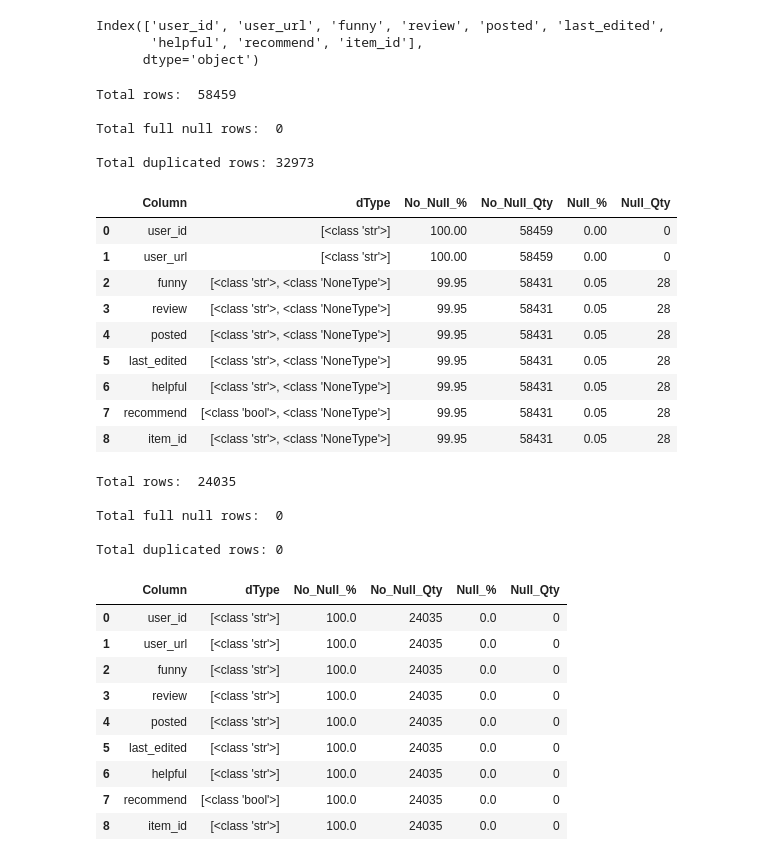
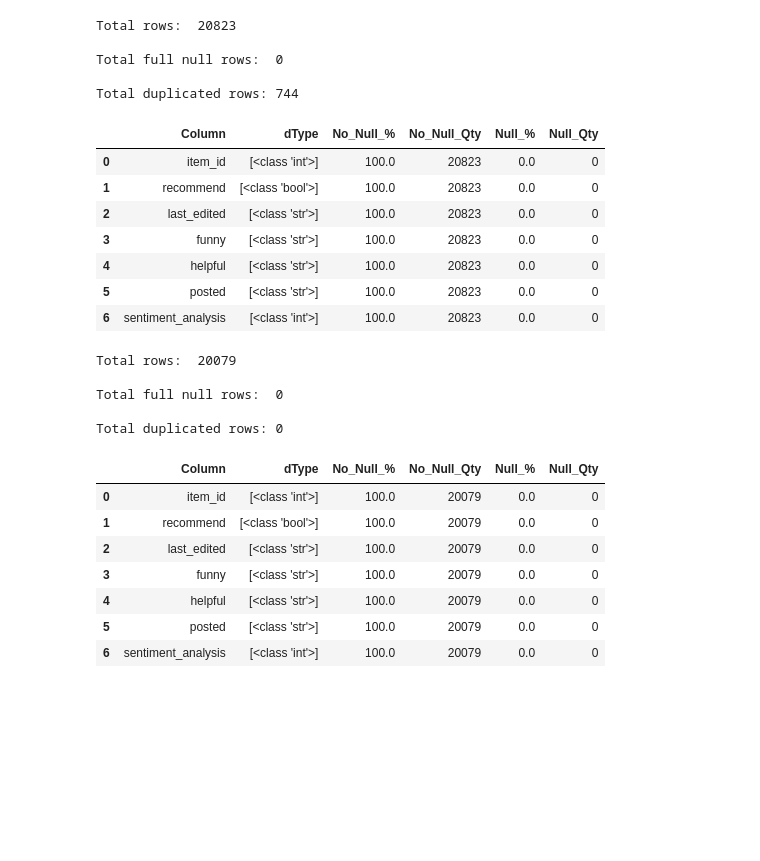
Before and after one commit to Mauro-coder555/Steam-Rec-System, a Jupyter notebook: ETL/Feature_engine.ipynb, the cells around one changed output. Saved outputs shown, nothing was run; the diff lists cells and outputs as text; code cells hidden in the pictures; blank space fills up the shorter version.

```diff
--- a/ETL/Feature_engine.ipynb
+++ b/ETL/Feature_engine.ipynb
@@ -70,0 +31,13 @@ df_expanded = df_expanded[new_columns_order]
+# %%
+# Función para realizar el análisis de sentimiento y asignar los valores según la escala
+def analyze_sentiment(text):
+    analysis = TextBlob(text)
+    if analysis.sentiment.polarity < 0:
+        return 0  # Sentimiento negativo
+    elif analysis.sentiment.polarity == 0:
+        return 1  # Sentimiento neutro
+    else:
+        return 2  # Sentimiento positivo
+
+# Aplicamos la función a la columna 'review' y creamos la nueva columna 'sentiment_analysis'
+df_reviews['sentiment_analysis'] = df_reviews['review'].apply(analyze_sentiment)
@@ -71,27 +64,19 @@ df_expanded = df_expanded[new_columns_order]
 # %%
-# Eliminar la columna original 'reviews'
-df_expanded.drop('reviews', axis=1, inplace=True)
+# Reemplazamos la columna original 'review' con la nueva 'sentiment_analysis'
+df_reviews.drop(columns=['review'], inplace=True)
-# %%
-df_expanded.columns
-# %% [output]
-Index(['user_id', 'user_url', 'funny', 'review', 'posted', 'last_edited',
-       'helpful', 'recommend', 'item_id'],
-      dtype='object')
 # %%
-ut.data_overview(df_expanded)
+ut.data_overview(df_reviews)
 # %% [output]
-Total rows:  58459
+Total rows:  20823
 
 Total full null rows:  0
 
-Total duplicated rows: 32973
+Total duplicated rows: 744
 |  | Column | dType | No_Null_% | No_Null_Qty | Null_% | Null_Qty |
-| 0 | user_id | [<class 'str'>] | 100.00 | 58459 | 0.00 | 0 |
-| 1 | user_url | [<class 'str'>] | 100.00 | 58459 | 0.00 | 0 |
-| 2 | funny | [<class 'str'>, <class 'NoneType'>] | 99.95 | 58431 | 0.05 | 28 |
-| 3 | review | [<class 'str'>, <class 'NoneType'>] | 99.95 | 58431 | 0.05 | 28 |
-| 4 | posted | [<class 'str'>, <class 'NoneType'>] | 99.95 | 58431 | 0.05 | 28 |
-| 5 | last_edited | [<class 'str'>, <class 'NoneType'>] | 99.95 | 58431 | 0.05 | 28 |
-| 6 | helpful | [<class 'str'>, <class 'NoneType'>] | 99.95 | 58431 | 0.05 | 28 |
-| 7 | recommend | [<class 'bool'>, <class 'NoneType'>] | 99.95 | 58431 | 0.05 | 28 |
-| 8 | item_id | [<class 'str'>, <class 'NoneType'>] | 99.95 | 58431 | 0.05 | 28 |
+| 0 | item_id | [<class 'int'>] | 100.0 | 20823 | 0.0 | 0 |
+| 1 | recommend | [<class 'bool'>] | 100.0 | 20823 | 0.0 | 0 |
+| 2 | last_edited | [<class 'str'>] | 100.0 | 20823 | 0.0 | 0 |
+| 3 | funny | [<class 'str'>] | 100.0 | 20823 | 0.0 | 0 |
+| 4 | helpful | [<class 'str'>] | 100.0 | 20823 | 0.0 | 0 |
+| 5 | posted | [<class 'str'>] | 100.0 | 20823 | 0.0 | 0 |
+| 6 | sentiment_analysis | [<class 'int'>] | 100.0 | 20823 | 0.0 | 0 |
@@ -105,18 +85,16 @@ df_expanded.drop_duplicates(subset=['review'], keep='first', inplace=True)
 # %%
-ut.data_overview(df_expanded)
+ut.data_overview(df_reviews)
 # %% [output]
-Total rows:  24035
+Total rows:  20079
 
 Total full null rows:  0
 
 Total duplicated rows: 0
 |  | Column | dType | No_Null_% | No_Null_Qty | Null_% | Null_Qty |
-| 0 | user_id | [<class 'str'>] | 100.0 | 24035 | 0.0 | 0 |
-| 1 | user_url | [<class 'str'>] | 100.0 | 24035 | 0.0 | 0 |
-| 2 | funny | [<class 'str'>] | 100.0 | 24035 | 0.0 | 0 |
-| 3 | review | [<class 'str'>] | 100.0 | 24035 | 0.0 | 0 |
-| 4 | posted | [<class 'str'>] | 100.0 | 24035 | 0.0 | 0 |
-| 5 | last_edited | [<class 'str'>] | 100.0 | 24035 | 0.0 | 0 |
-| 6 | helpful | [<class 'str'>] | 100.0 | 24035 | 0.0 | 0 |
-| 7 | recommend | [<class 'bool'>] | 100.0 | 24035 | 0.0 | 0 |
-| 8 | item_id | [<class 'str'>] | 100.0 | 24035 | 0.0 | 0 |
+| 0 | item_id | [<class 'int'>] | 100.0 | 20079 | 0.0 | 0 |
+| 1 | recommend | [<class 'bool'>] | 100.0 | 20079 | 0.0 | 0 |
+| 2 | last_edited | [<class 'str'>] | 100.0 | 20079 | 0.0 | 0 |
+| 3 | funny | [<class 'str'>] | 100.0 | 20079 | 0.0 | 0 |
+| 4 | helpful | [<class 'str'>] | 100.0 | 20079 | 0.0 | 0 |
+| 5 | posted | [<class 'str'>] | 100.0 | 20079 | 0.0 | 0 |
+| 6 | sentiment_analysis | [<class 'int'>] | 100.0 | 20079 | 0.0 | 0 |
```
Also changed, not shown: parts of 13 cells of this notebook, 5 other files.
